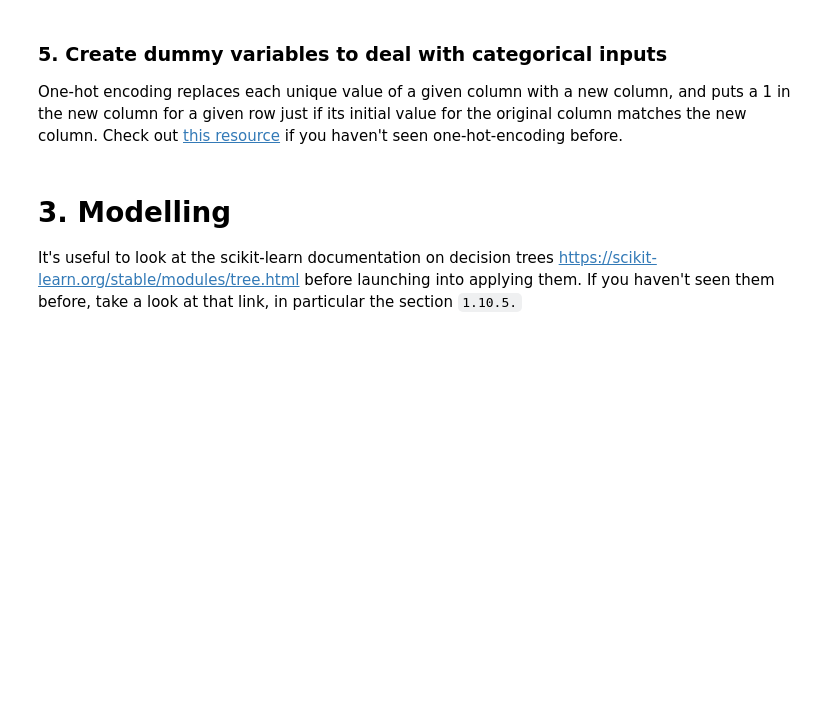
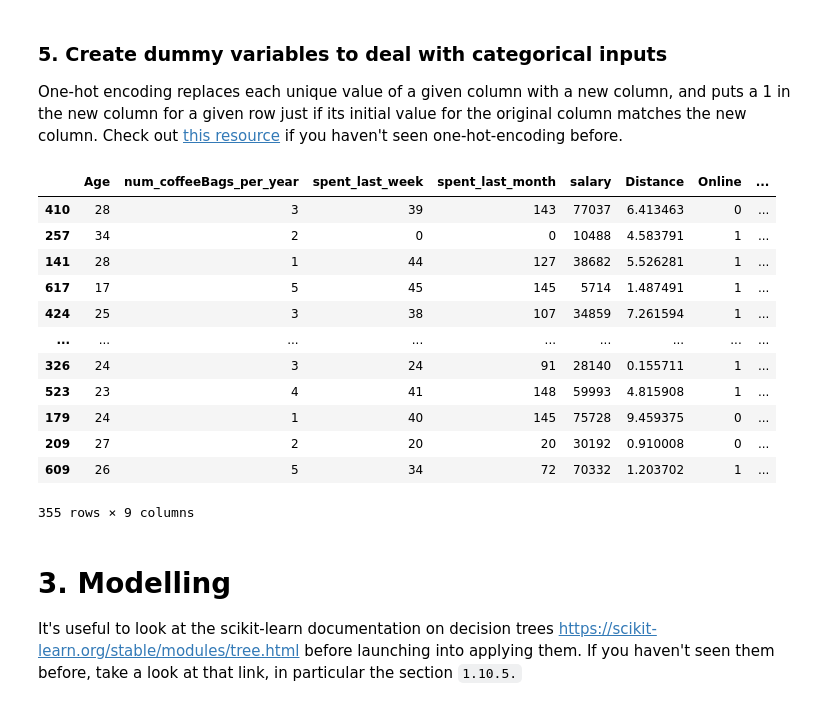
Before and after one commit to mhahm/Supervised_Learning, a Jupyter notebook: Decision_Tree/Springboard Decision Tree Specialty Coffee Case Study - Tier 3.ipynb, the cells around one changed output. Cells and saved outputs as stored; diff of their text form; code cells hidden in the pictures; blank space fills up the shorter version.

```diff
--- a/Decision_Tree/Springboard Decision Tree Specialty Coffee Case Study - Tier 3.ipynb
+++ b/Decision_Tree/Springboard Decision Tree Specialty Coffee Case Study - Tier 3.ipynb
@@ -329,6 +329,22 @@ X_train = pd.get_dummies(X_train)
 
 # Do the same, but for X_test
 X_test = pd.get_dummies(X_test)
+# %%
+X_train
+# %% [output]
+|  | Age | num_coffeeBags_per_year | spent_last_week | spent_last_month | salary | Distance | Online | ... |
+| 410 | 28 | 3 | 39 | 143 | 77037 | 6.413463 | 0 | ... |
+| 257 | 34 | 2 | 0 | 0 | 10488 | 4.583791 | 1 | ... |
+| 141 | 28 | 1 | 44 | 127 | 38682 | 5.526281 | 1 | ... |
+| 617 | 17 | 5 | 45 | 145 | 5714 | 1.487491 | 1 | ... |
+| 424 | 25 | 3 | 38 | 107 | 34859 | 7.261594 | 1 | ... |
+| ... | ... | ... | ... | ... | ... | ... | ... | ... |
+| 326 | 24 | 3 | 24 | 91 | 28140 | 0.155711 | 1 | ... |
+| 523 | 23 | 4 | 41 | 148 | 59993 | 4.815908 | 1 | ... |
+| 179 | 24 | 1 | 40 | 145 | 75728 | 9.459375 | 0 | ... |
+| 209 | 27 | 2 | 20 | 20 | 30192 | 0.910008 | 0 | ... |
+| 609 | 26 | 5 | 34 | 72 | 70332 | 1.203702 | 1 | ... |
+355 rows × 9 columns
 # %% [markdown]
 # 3. Modelling
 It's useful to look at the scikit-learn documentation on decision trees https://scikit-learn.org/stable/modules/tree.html before launching into applying them. If you haven't seen them before, take a look at that link, in particular the section `1.10.5.`
```
Also changed, not shown: parts of 19 cells of this notebook, 2 other files.
